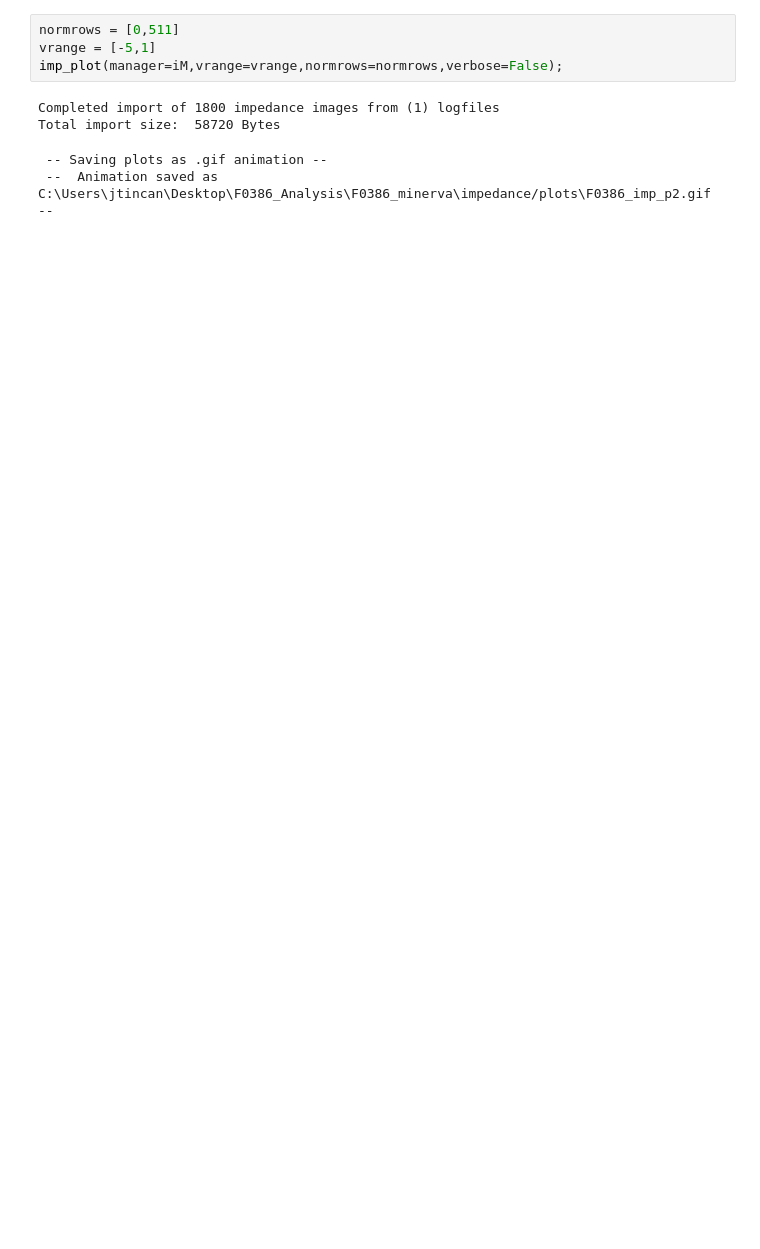
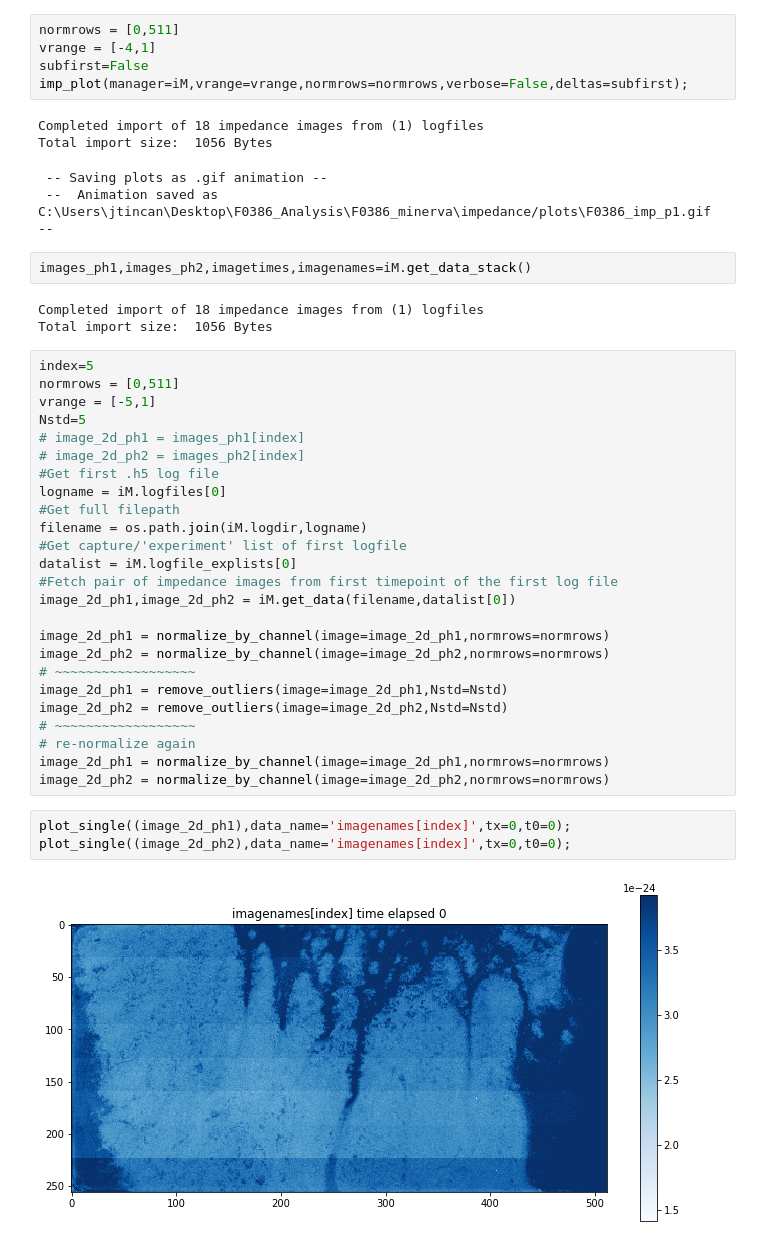
Before and after one commit to JTomI/Larkin-Hybiscus, a Jupyter notebook: Minerva_Tools/Minerva_Plotting.ipynb, the cells around one changed output. Drawn from its saved outputs; the diff is of its cells as text; blank space fills up the shorter version.

Commit message:
reformatted so that gain applied at get data function step

```diff
--- a/Minerva_Tools/Minerva_Plotting.ipynb
+++ b/Minerva_Tools/Minerva_Plotting.ipynb
@@ -55,9 +55,45 @@ Filename:  F0386_imp_p2.h5
 # %%
 normrows = [0,511]
-vrange = [-5,1]
-imp_plot(manager=iM,vrange=vrange,normrows=normrows,verbose=False);
+vrange = [-4,1]
+subfirst=False
+imp_plot(manager=iM,vrange=vrange,normrows=normrows,verbose=False,deltas=subfirst);
 # %% [output]
-Completed import of 1800 impedance images from (1) logfiles
-Total import size:  58720 Bytes
+Completed import of 18 impedance images from (1) logfiles
+Total import size:  1056 Bytes
  -- Saving plots as .gif animation --
- --  Animation saved as C:\Users\jtincan\Desktop\F0386_Analysis\F0386_minerva\impedance/plots\F0386_imp_p2.gif  --
+ --  Animation saved as C:\Users\jtincan\Desktop\F0386_Analysis\F0386_minerva\impedance/plots\F0386_imp_p1.gif  --
+# %%
+images_ph1,images_ph2,imagetimes,imagenames=iM.get_data_stack()
+# %% [output]
+Completed import of 18 impedance images from (1) logfiles
+Total import size:  1056 Bytes
+# %%
+index=5
+normrows = [0,511]
+vrange = [-5,1]
+Nstd=5
+# image_2d_ph1 = images_ph1[index]
+# image_2d_ph2 = images_ph2[index]
+#Get first .h5 log file
+logname = iM.logfiles[0]
+#Get full filepath
+filename = os.path.join(iM.logdir,logname)
+#Get capture/'experiment' list of first logfile
+datalist = iM.logfile_explists[0]
+#Fetch pair of impedance images from first timepoint of the first log file
+image_2d_ph1,image_2d_ph2 = iM.get_data(filename,datalist[0])
+
+image_2d_ph1 = normalize_by_channel(image=image_2d_ph1,normrows=normrows)
+image_2d_ph2 = normalize_by_channel(image=image_2d_ph2,normrows=normrows)
+# ~~~~~~~~~~~~~~~~~~
+image_2d_ph1 = remove_outliers(image=image_2d_ph1,Nstd=Nstd)
+image_2d_ph2 = remove_outliers(image=image_2d_ph2,Nstd=Nstd)
+# ~~~~~~~~~~~~~~~~~~
+# re-normalize again
+image_2d_ph1 = normalize_by_channel(image=image_2d_ph1,normrows=normrows)
+image_2d_ph2 = normalize_by_channel(image=image_2d_ph2,normrows=normrows)
+# %%
+plot_single((image_2d_ph1),data_name='imagenames[index]',tx=0,t0=0);
+plot_single((image_2d_ph2),data_name='imagenames[index]',tx=0,t0=0);
+# %% [output]
+[figure, added]
```
Also changed, not shown: parts of 3 cells of this notebook, 3 other files.
